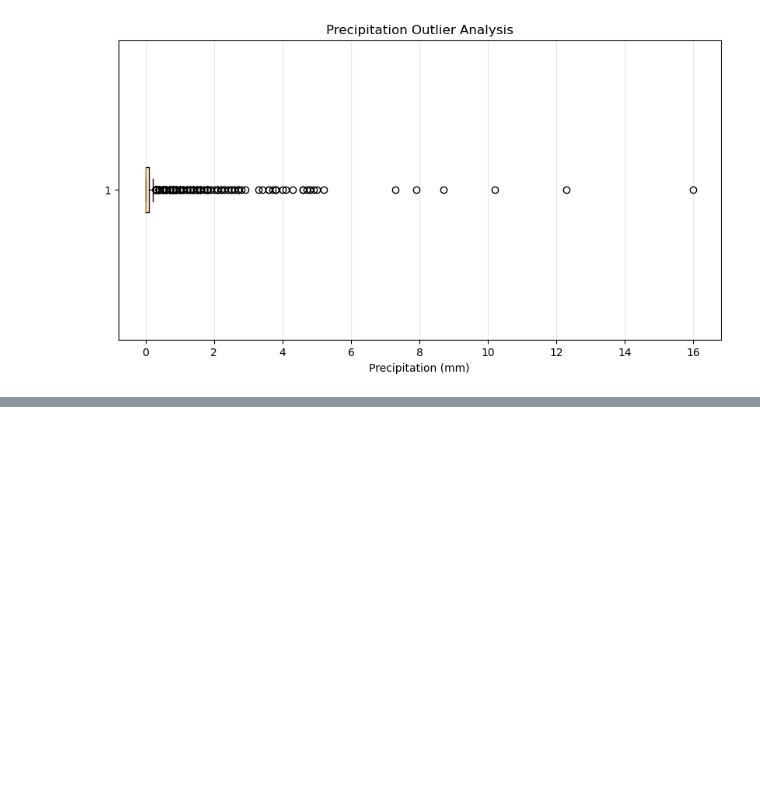
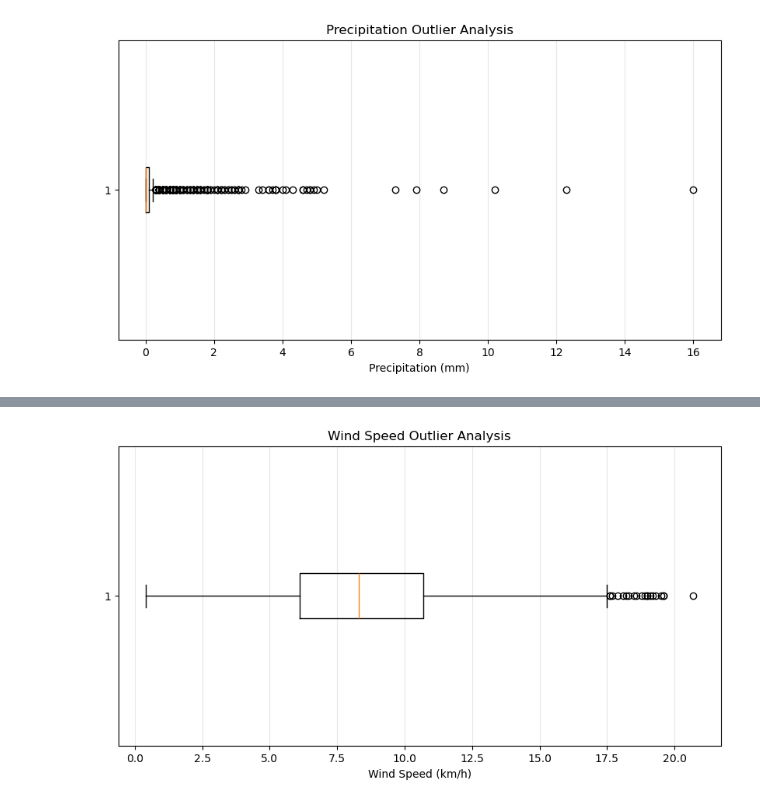
Before and after one commit to shabaz-syed/AtomSync-MicroClimate-Analaytics, a Jupyter notebook: Notebooks/01_data_understanding.ipynb, the cells around one changed output, grey strips where cells are left out. Saved outputs shown, nothing was run; the diff lists cells and outputs as text; code cells hidden in the pictures; blank space fills up the shorter version.

```diff
--- a/Notebooks/01_data_understanding.ipynb
+++ b/Notebooks/01_data_understanding.ipynb
@@ -851,0 +944,14 @@ plt.show()
+# %%
+#Wind speed Boxplot:
+wind = df['wind_speed_kmh'].dropna()
+
+plt.figure(figsize=(10, 5))
+plt.boxplot(wind, vert=False)
+
+plt.title("Wind Speed Outlier Analysis")
+plt.xlabel("Wind Speed (km/h)")
+plt.grid(axis='x', alpha=0.3)
+
+plt.show()
+# %% [output]
+[figure, added]
```
Also changed, not shown: parts of 5 cells of this notebook.
